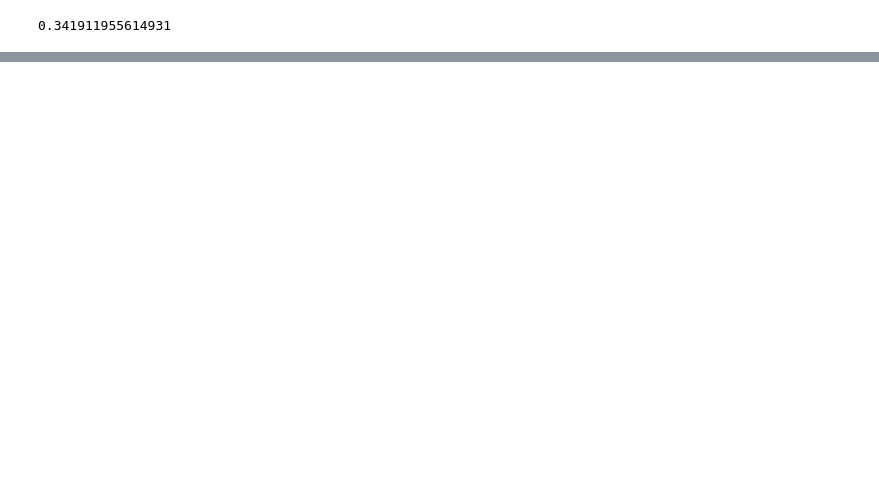
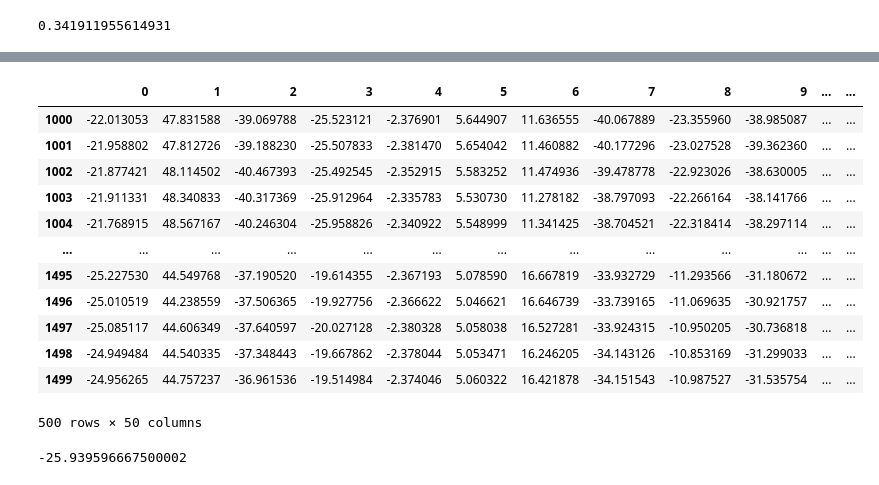
Before and after one commit to Troppydash/algothon2025, a Jupyter notebook: analysis/corr_comb_frenzy.ipynb, the cells around one changed output, grey strips where cells are left out. Saved outputs shown, nothing was run; the diff lists cells and outputs as text; code cells hidden in the pictures; blank space fills up the shorter version.

```diff
--- a/analysis/corr_comb_frenzy.ipynb
+++ b/analysis/corr_comb_frenzy.ipynb
@@ -234,0 +270,16 @@ NameError: name 'data_train' is not defined
+# %%
+def compute_weights_dual(df, init):
+    from scipy.optimize import dual_annealing
+
+    def test(weights):
+        return -abs((df * weights).sum(1).diff().autocorr()) - np.sum(np.abs(weights)) / 100
+
+    def cb(x, f, context):
+        print(x, f, context)
+
+
+    if init is None:
+        init = np.ones(50)
+
+    result = dual_annealing(test, [(-1,1)] * 50, callback=cb, maxiter=2000, no_local_search=True, x0=init)
+    return result.x
@@ -234,0 +318,2 @@ NameError: name 'data_train' is not defined
+# %%
+result_dual = compute_weights_dual(data.iloc[:1000], None)
@@ -234,0 +338,4 @@ NameError: name 'data_train' is not defined
+# %%
+print(result_dual)
+weighted = data.iloc[1000:] * result_dual
+weighted.sum(axis=1).pct_change().dropna().autocorr()
@@ -234,0 +373,20 @@ NameError: name 'data_train' is not defined
+# %%
+weighted
+# %% [output]
+|  | 0 | 1 | 2 | 3 | 4 | 5 | 6 | 7 | 8 | 9 | ... | ... |
+| 1000 | -22.013053 | 47.831588 | -39.069788 | -25.523121 | -2.376901 | 5.644907 | 11.636555 | -40.067889 | -23.355960 | -38.985087 | ... | ... |
+| 1001 | -21.958802 | 47.812726 | -39.188230 | -25.507833 | -2.381470 | 5.654042 | 11.460882 | -40.177296 | -23.027528 | -39.362360 | ... | ... |
+| 1002 | -21.877421 | 48.114502 | -40.467393 | -25.492545 | -2.352915 | 5.583252 | 11.474936 | -39.478778 | -22.923026 | -38.630005 | ... | ... |
+| 1003 | -21.911331 | 48.340833 | -40.317369 | -25.912964 | -2.335783 | 5.530730 | 11.278182 | -38.797093 | -22.266164 | -38.141766 | ... | ... |
+| 1004 | -21.768915 | 48.567167 | -40.246304 | -25.958826 | -2.340922 | 5.548999 | 11.341425 | -38.704521 | -22.318414 | -38.297114 | ... | ... |
+| ... | ... | ... | ... | ... | ... | ... | ... | ... | ... | ... | ... | ... |
+| 1495 | -25.227530 | 44.549768 | -37.190520 | -19.614355 | -2.367193 | 5.078590 | 16.667819 | -33.932729 | -11.293566 | -31.180672 | ... | ... |
+| 1496 | -25.010519 | 44.238559 | -37.506365 | -19.927756 | -2.366622 | 5.046621 | 16.646739 | -33.739165 | -11.069635 | -30.921757 | ... | ... |
+| 1497 | -25.085117 | 44.606349 | -37.640597 | -20.027128 | -2.380328 | 5.058038 | 16.527281 | -33.924315 | -10.950205 | -30.736818 | ... | ... |
+| 1498 | -24.949484 | 44.540335 | -37.348443 | -19.667862 | -2.378044 | 5.053471 | 16.246205 | -34.143126 | -10.853169 | -31.299033 | ... | ... |
+| 1499 | -24.956265 | 44.757237 | -36.961536 | -19.514984 | -2.374046 | 5.060322 | 16.421878 | -34.151543 | -10.987527 | -31.535754 | ... | ... |
+500 rows × 50 columns
+# %%
+38.250000 * -0.67815939
+# %% [output]
+-25.939596667500002
```
Also changed, not shown: parts of 16 cells of this notebook, 2 other files.
